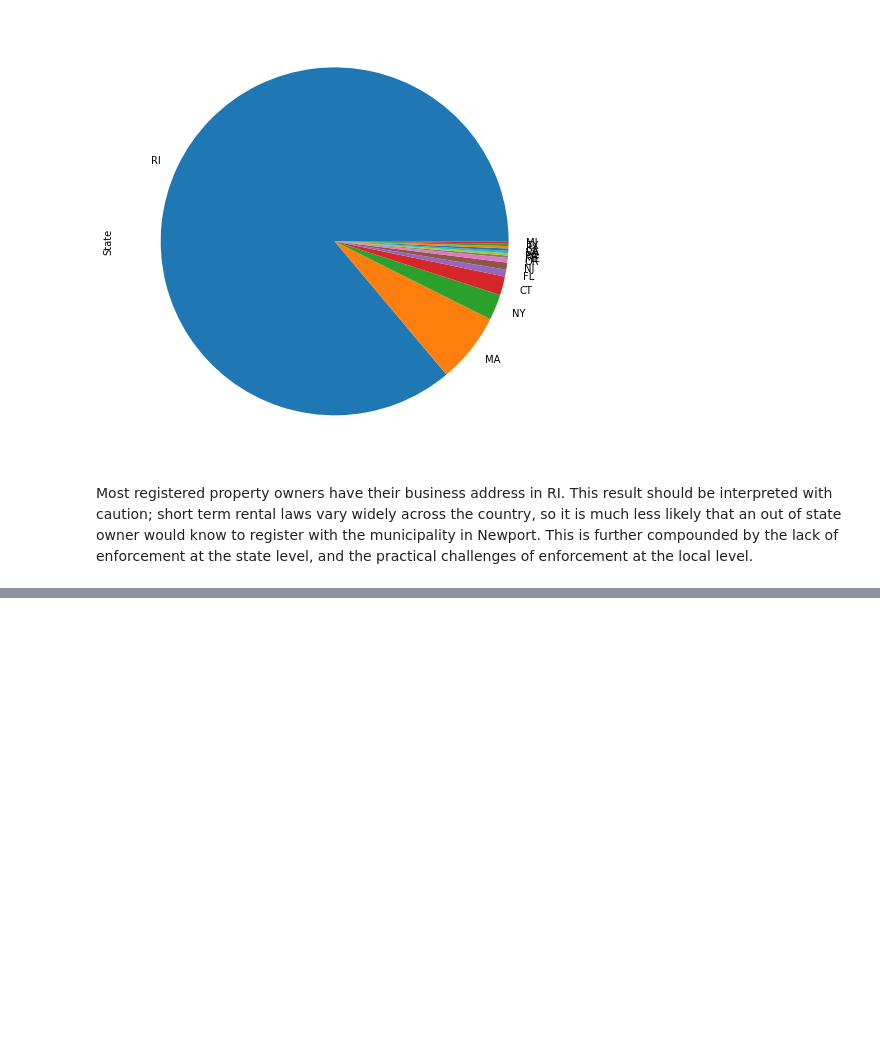
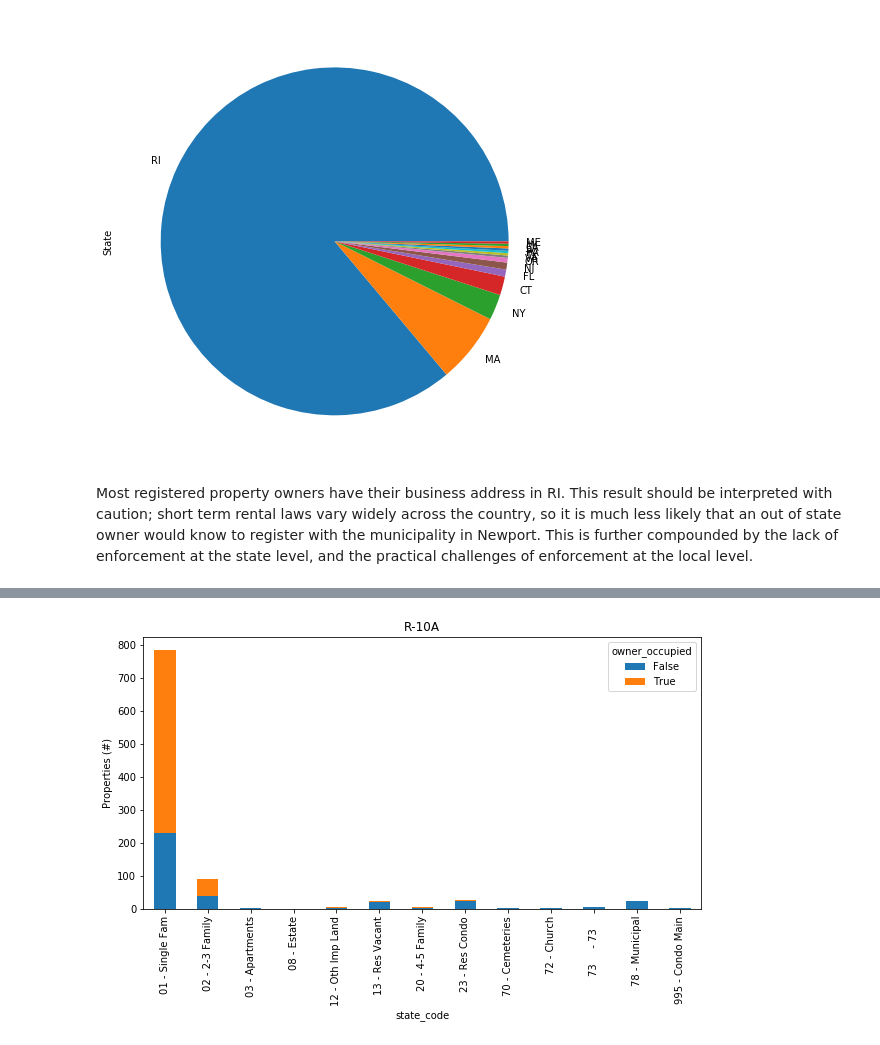
Before and after one commit to paulopperman/short-term-rental-research, a Jupyter notebook: STR Data Exploration.ipynb, the cells around one changed output, grey strips where cells are left out. Cells and saved outputs as stored; diff of their text form; code cells hidden in the pictures; blank space fills up the shorter version.

```diff
--- a/STR Data Exploration.ipynb
+++ b/STR Data Exploration.ipynb
@@ -255,0 +295,6 @@ Most registered property owners have their business address in RI.  This result
+# %%
+property_zone_grouped['owner_occupied'].value_counts().loc['R10A'].unstack().plot.bar(stacked=True,title='R-10A', figsize=(10,5))
+plt.ylabel('Properties (#)')
+plt.show()
+# %% [output]
+[figure, added]
```
Also changed, not shown: parts of 38 cells of this notebook.
